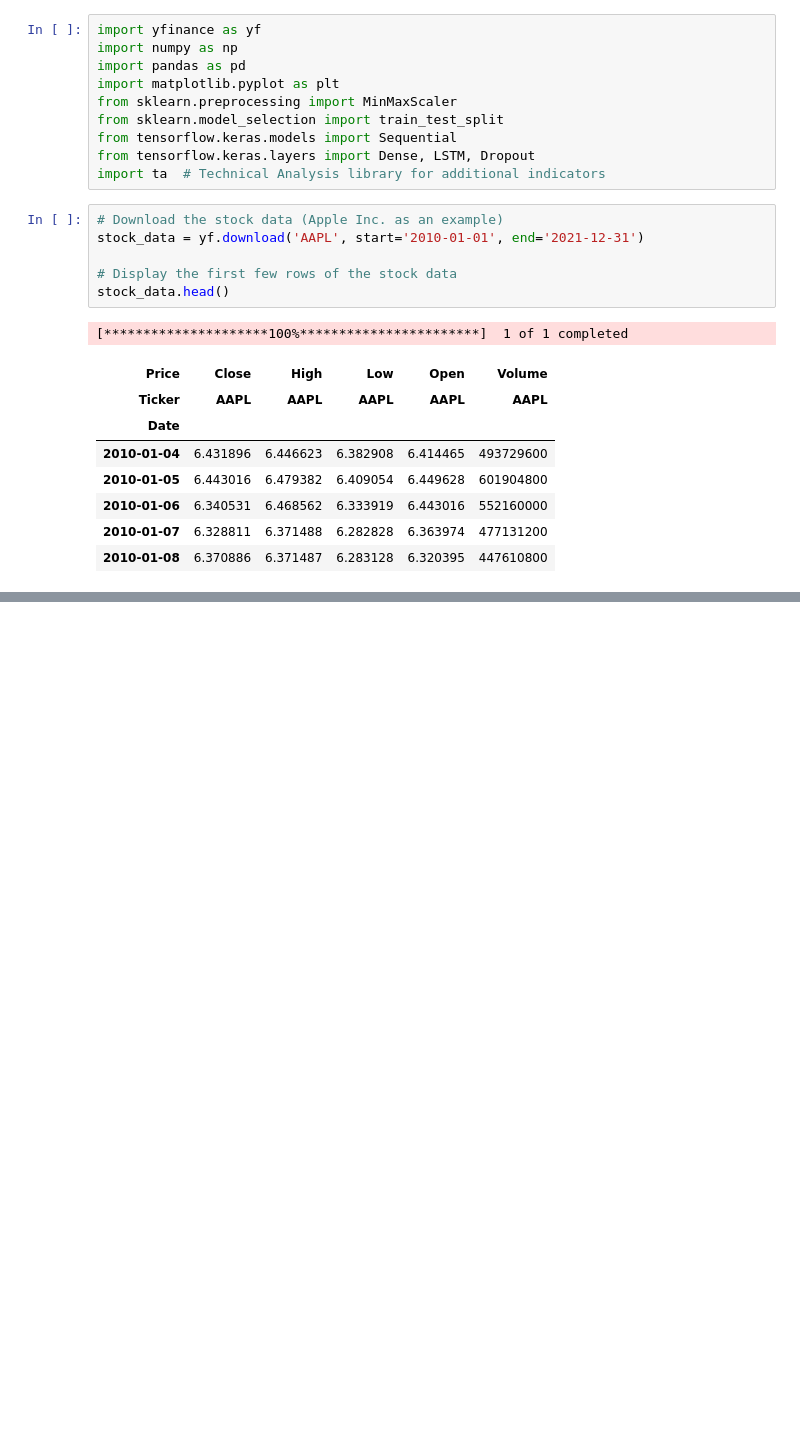
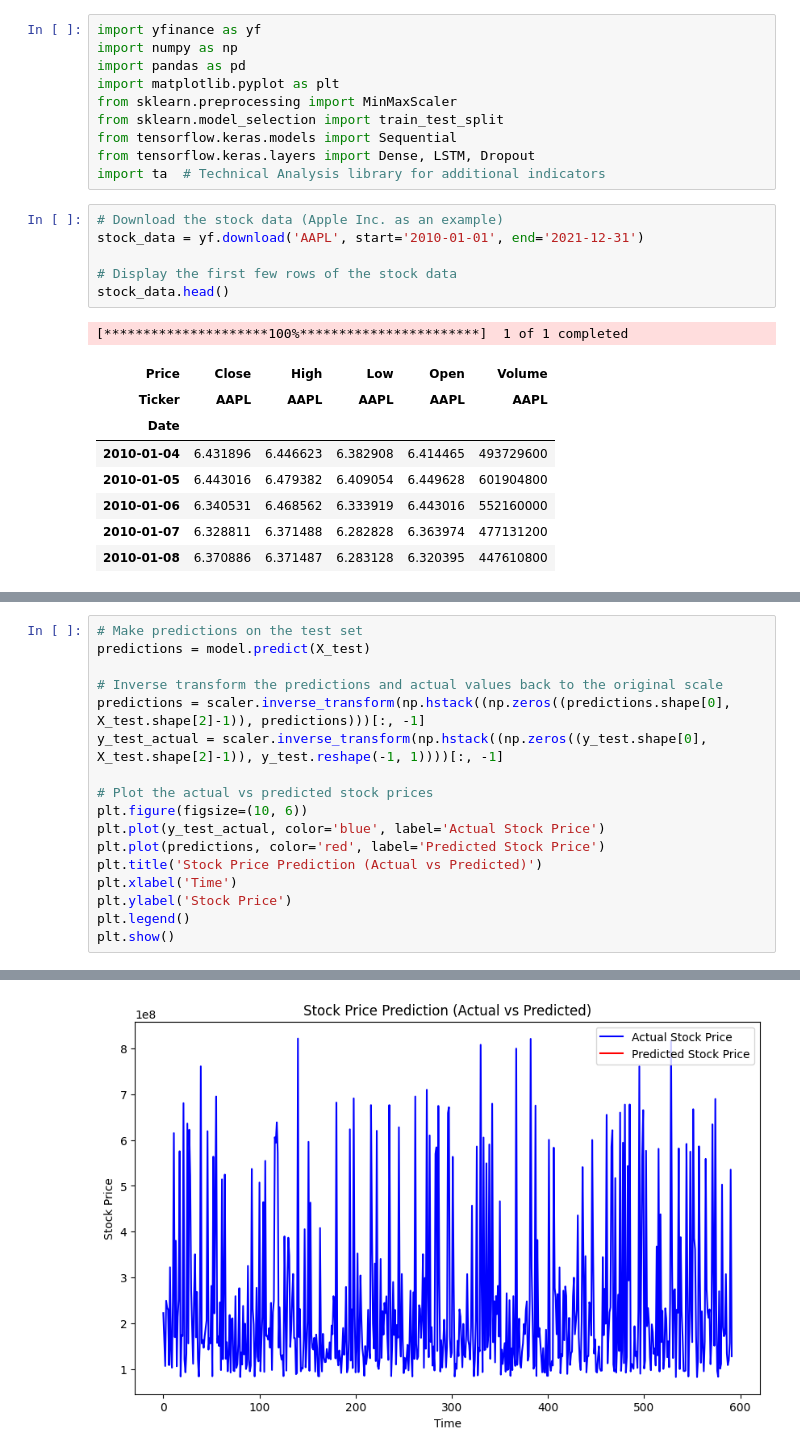
Before and after one commit to zootedmbm/Stock-Price-Prediction, a Jupyter notebook: code.ipynb, the cells around one changed output, grey strips where cells are left out. Drawn from its saved outputs; the diff is of its cells as text; blank space fills up the shorter version.

```diff
--- a/code.ipynb
+++ b/code.ipynb
@@ -47,0 +174,18 @@ ValueError: Data must be 1-dimensional, got ndarray of shape (3020, 1) instead
+# %%
+# Make predictions on the test set
+predictions = model.predict(X_test)
+
+# Inverse transform the predictions and actual values back to the original scale
+predictions = scaler.inverse_transform(np.hstack((np.zeros((predictions.shape[0], X_test.shape[2]-1)), predictions)))[:, -1]
+y_test_actual = scaler.inverse_transform(np.hstack((np.zeros((y_test.shape[0], X_test.shape[2]-1)), y_test.reshape(-1, 1))))[:, -1]
+
+# Plot the actual vs predicted stock prices
+plt.figure(figsize=(10, 6))
+plt.plot(y_test_actual, color='blue', label='Actual Stock Price')
+plt.plot(predictions, color='red', label='Predicted Stock Price')
+plt.title('Stock Price Prediction (Actual vs Predicted)')
+plt.xlabel('Time')
+plt.ylabel('Stock Price')
+plt.legend()
+plt.show()
+# %% [output]
@@ -47,0 +193 @@ ValueError: Data must be 1-dimensional, got ndarray of shape (3020, 1) instead
+[figure, added]
```
Also changed, not shown: parts of 9 cells of this notebook.
